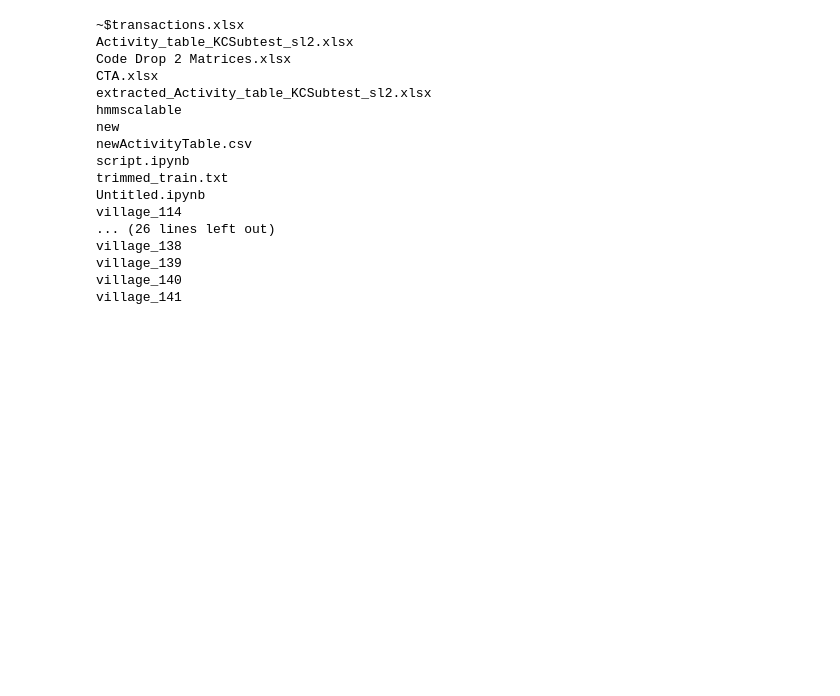
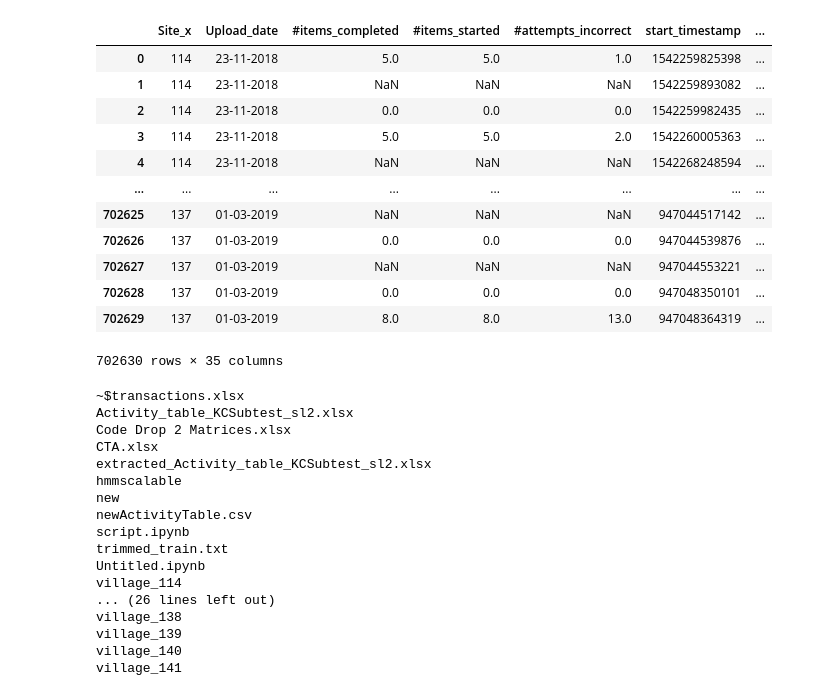
Before and after one commit to jithendaraa/RoboTutor-Analysis, a Jupyter notebook: Notebooks/Activity_table_analysis.ipynb, the cells around one changed output. Drawn from its saved outputs; the diff is of its cells as text; code cells hidden in the pictures; blank space fills up the shorter version.

```diff
--- a/Notebooks/Activity_table_analysis.ipynb
+++ b/Notebooks/Activity_table_analysis.ipynb
@@ -8,6 +8,24 @@ import matplotlib.pyplot as plt
 import seaborn as sns
 
 pd.set_option("display.max_rows", 20, "display.max_columns", None)
+# %%
+activity_df = pd.read_pickle('../Data/Activity_table_v4.1_22Apr2020.pkl')
+# %%
+activity_df
+# %% [output]
+|  | Site_x | Upload_date | #items_completed | #items_started | #attempts_incorrect | start_timestamp | ... |
+| 0 | 114 | 23-11-2018 | 5.0 | 5.0 | 1.0 | 1542259825398 | ... |
+| 1 | 114 | 23-11-2018 | NaN | NaN | NaN | 1542259893082 | ... |
+| 2 | 114 | 23-11-2018 | 0.0 | 0.0 | 0.0 | 1542259982435 | ... |
+| 3 | 114 | 23-11-2018 | 5.0 | 5.0 | 2.0 | 1542260005363 | ... |
+| 4 | 114 | 23-11-2018 | NaN | NaN | NaN | 1542268248594 | ... |
+| ... | ... | ... | ... | ... | ... | ... | ... |
+| 702625 | 137 | 01-03-2019 | NaN | NaN | NaN | 947044517142 | ... |
+| 702626 | 137 | 01-03-2019 | 0.0 | 0.0 | 0.0 | 947044539876 | ... |
+| 702627 | 137 | 01-03-2019 | NaN | NaN | NaN | 947044553221 | ... |
+| 702628 | 137 | 01-03-2019 | 0.0 | 0.0 | 0.0 | 947048350101 | ... |
+| 702629 | 137 | 01-03-2019 | 8.0 | 8.0 | 13.0 | 947048364319 | ... |
+702630 rows × 35 columns
 # %%
 os.chdir('../Data')
 !ls
```
Also changed, not shown: 8 other files.
